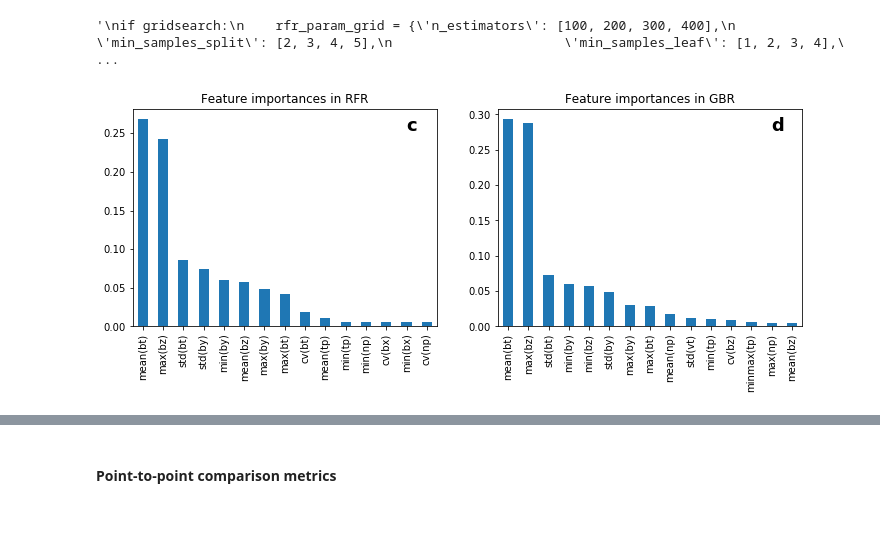
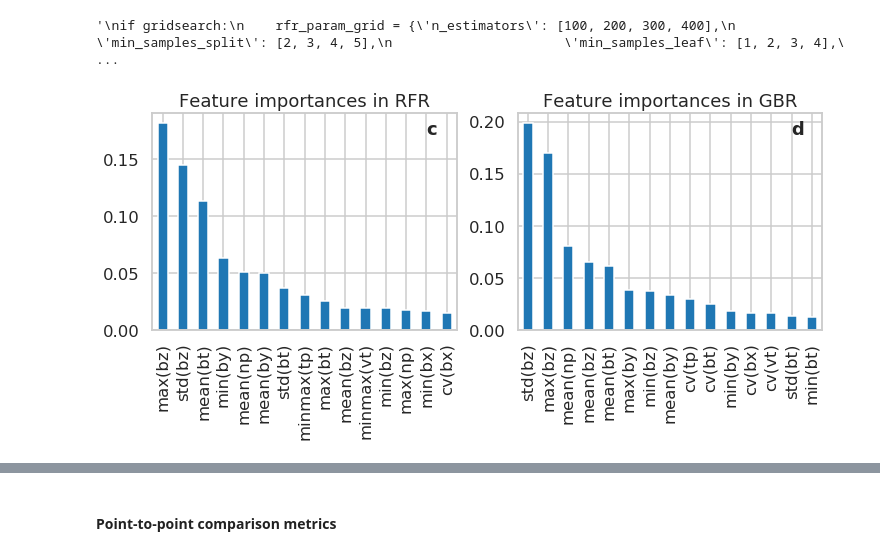
Before and after one commit to helioforecast/Papers, a Jupyter notebook: Reiss2021_MLrope/mfrpred_mreiss_btot.ipynb, the cells around one changed output, grey strips where cells are left out. Saved outputs shown, nothing was run; the diff lists cells and outputs as text; code cells hidden in the pictures; blank space fills up the shorter version.

```diff
--- a/Reiss2021_MLrope/mfrpred_mreiss_btot.ipynb
+++ b/Reiss2021_MLrope/mfrpred_mreiss_btot.ipynb
@@ -187,7 +169,7 @@ Option 1: Use MFR and sheath data for features
 #### Functions to compute features and labels
 # %%
 # Compute mean, max and std-dev in feature time window
-def get_feature(sc_time, start_time, end_time, sc_ind, sc_feature):
+def get_feature(name, sc_time, start_time, end_time, sc_ind, sc_feature):
     feature_mean = np.zeros(np.size(sc_ind))
     feature_max = np.zeros(np.size(sc_ind))
     feature_std = np.zeros(np.size(sc_ind))
@@ -205,6 +187,12 @@ def get_feature(sc_time, start_time, end_time, sc_ind, sc_feature):
         feature_cv[p] = feature_std[p]/np.abs(feature_mean[p])
 
         feature_temp = feature_slice[np.isfinite(feature_slice)]
+
+        #save indices of selected events
+        if name=='win': win_select_ind.append(sc_ind[p])
+        if name=='sta': sta_select_ind.append(sc_ind[p])
+        if name=='stb': stb_select_ind.append(sc_ind[p])
+
         try:
             feature_max[p] = np.max(feature_temp)
             feature_min[p] = np.min(feature_temp)
@@ -218,19 +206,24 @@ def get_feature(sc_time, start_time, end_time, sc_ind, sc_feature):
 def get_label(sc_time, start_time, end_time, sc_ind, sc_label, label_type="max"):
     label_mean = np.zeros(np.size(sc_ind))
     label_max = np.zeros(np.size(sc_ind))
+    label_min = np.zeros(np.size(sc_ind))
 
     for p in np.arange(0, np.size(sc_ind)):
         time_slice = np.where(np.logical_and(sc_time > start_time[sc_ind[p]], sc_time < end_time[sc_ind[p]]))
         label_slice = sc_label[time_slice]
         if len(label_slice) == 0:
             label_max[p] = np.nan
+            label_min[p] = np.nan
             label_mean[p] = np.nan
         else:
             label_max[p] = np.nanmax(label_slice)
+            label_min[p] = np.min([np.nanmin(label_slice), 0])
             label_mean[p] = np.nanmean(label_slice)
 
     if label_type == 'max':
         return label_max
+    elif label_type == 'min':
+        return label_min
     elif label_type == 'mean':
         return label_mean
 # %% [markdown]
@@ -342,0 +414,5 @@ Total number of events left:   342
+# %%
+##reduce dataframes finally to selected events
+dfwin=dfwin1
+dfsta=dfsta1
+dfstb=dfstb1
@@ -588,28 +709,31 @@ y_pred1 = model1.predict(X_test)
 y_pred2 = model2.predict(X_test)
 y_pred3 = model3.predict(X_test)
 # %%
+sns.set_context("talk")
+sns.set_style('whitegrid')
+
 importances = model3.feature_importances_
 indices = np.argsort(importances)
 feat_imps_rfr = pd.Series(model2.feature_importances_, use_features).sort_values(ascending=False)[0:15]
 feat_imps_gbr = pd.Series(model3.feature_importances_, use_features).sort_values(ascending=False)[0:15]
 
 # Plot the feature importances of the forest
 fig, (ax1, ax2) = plt.subplots(1, 2, figsize=(12,4))
 feat_imps_rfr.plot(kind='bar', title="Feature importances in RFR", ax=ax1)
 feat_imps_gbr.plot(kind='bar', title="Feature importances in GBR", ax=ax2)
 plt.subplots_adjust(wspace=0.2)
 
 # Possible method of interpretation for LR:
 # https://scikit-learn.org/stable/auto_examples/inspection/plot_linear_model_coefficient_interpretation.html
 
 for ax, ann in zip([ax1, ax2], ['c', 'd']):
     ax.text(.9, .9, ann, transform=ax.transAxes, fontsize=18, weight='bold')
 
 argv3='feature_importance_maxbt_{}h.pdf'.format(feature_hours)
 plt.savefig('plots/' + argv3, bbox_inches='tight')
 plt.show()
 # %% [output]
-[figure, old version]
+[figure, new version]
 # %%
 # (n, 1) -- (n,)
 y_test = np.squeeze(y_test)
```
Also changed, not shown: parts of 13 cells of this notebook, 3 other files.
